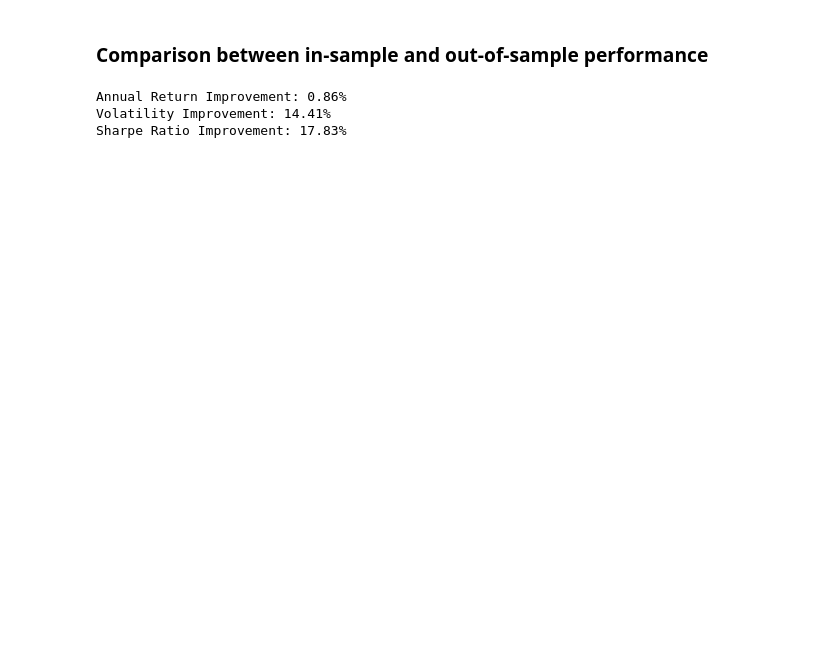
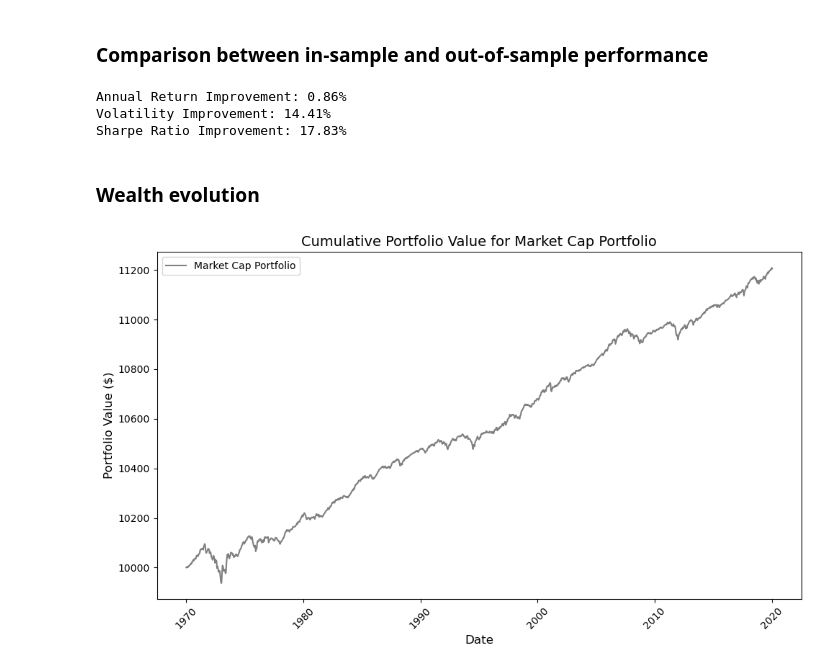
Before and after one commit to fangsitang/TP2_PortfolioManagement, a Jupyter notebook: partC.ipynb, the cells around one changed output. Cells and saved outputs as stored; diff of their text form; code cells hidden in the pictures; blank space fills up the shorter version.

```diff
--- a/partC.ipynb
+++ b/partC.ipynb
@@ -385,16 +403,63 @@ sharpe 0.7431212634979867
 # %% [markdown]
 ### Comparison between in-sample and out-of-sample performance
+# %%
+# Percentage improvement for all performance metrics
+annual_ret_improvement = ((annual_ret - annual_ret_in_sample) / annual_ret_in_sample) * 100
+vol_improvement = ((annual_vol_in_sample- annual_std) / annual_vol_in_sample) * 100
+sharpe_improvement = ((sharpe - sharpe_in_sample) / sharpe_in_sample) * 100
+
+# Display results
+print(f"Annual Return Improvement: {annual_ret_improvement:.2f}%")
+print(f"Volatility Improvement: {vol_improvement:.2f}%")
+print(f"Sharpe Ratio Improvement: {sharpe_improvement:.2f}%")
+# %% [output]
+Annual Return Improvement: 0.86%
+Volatility Improvement: 14.41%
+Sharpe Ratio Improvement: 17.83%
+# %% [markdown]
+### Wealth evolution
 # %%
-# Percentage improvement for all performance metrics
-annual_ret_improvement = ((annual_ret - annual_ret_in_sample) / annual_ret_in_sample) * 100
-vol_improvement = ((annual_vol_in_sample- annual_std) / annual_vol_in_sample) * 100
-sharpe_improvement = ((sharpe - sharpe_in_sample) / sharpe_in_sample) * 100
+import matplotlib.pyplot as plt
+import pandas as pd
+import numpy as np
 
-# Display results
-print(f"Annual Return Improvement: {annual_ret_improvement:.2f}%")
-print(f"Volatility Improvement: {vol_improvement:.2f}%")
-print(f"Sharpe Ratio Improvement: {sharpe_improvement:.2f}%")
+# Initial portfolio value
+initial_portfolio_value = 10000
+
+# Calculate portfolio returns based on df_market_cap_portfolio and df_avg_ind_rets
+portfolio_value = [initial_portfolio_value]
+
+for i in range(1, len(df_market_cap_portfolio)):
+    # Portfolio weights for the current time step (date)
+    weights = df_market_cap_portfolio.iloc[i].values
+
+    # Corresponding average returns for the current time step (date)
+    returns = df_avg_ind_rets.iloc[i].values / 100  # Convert percentage returns to decimals
+
+    # Calculate the portfolio return for the current month
+    portfolio_return = np.dot(weights, returns)
+
+    # Update the portfolio value
+    new_portfolio_value = portfolio_value[-1] * (1 + portfolio_return)
+    portfolio_value.append(new_portfolio_value)
+
+# Convert portfolio value list into a pandas series
+portfolio_value_series = pd.Series(portfolio_value, index=df_market_cap_portfolio.index)
+
+# Plot wealth over time
+plt.figure(figsize=(10, 6))
+plt.plot(portfolio_value_series.index, portfolio_value_series, label='Market Cap Portfolio', color='grey')
+plt.title('Cumulative Portfolio Value for Market Cap Portfolio', fontsize=14)
+plt.xlabel('Date', fontsize=12)
+plt.ylabel('Portfolio Value ($)', fontsize=12)
+plt.legend()
+
+# tick interval setting
+tick_positions = range(0, len(portfolio_value_series), int(len(portfolio_value_series) / 5))
+#select range
+tick_labels = [str(year) for year in range(1970, 2024, 10)]
+plt.xticks(ticks=tick_positions, labels=tick_labels, rotation=45)
+plt.tight_layout()
+plt.show()
 # %% [output]
-Annual Return Improvement: 0.86%
-Volatility Improvement: 14.41%
-Sharpe Ratio Improvement: 17.83%
+[figure, added]
```
Also changed, not shown: parts of 2 cells of this notebook.
